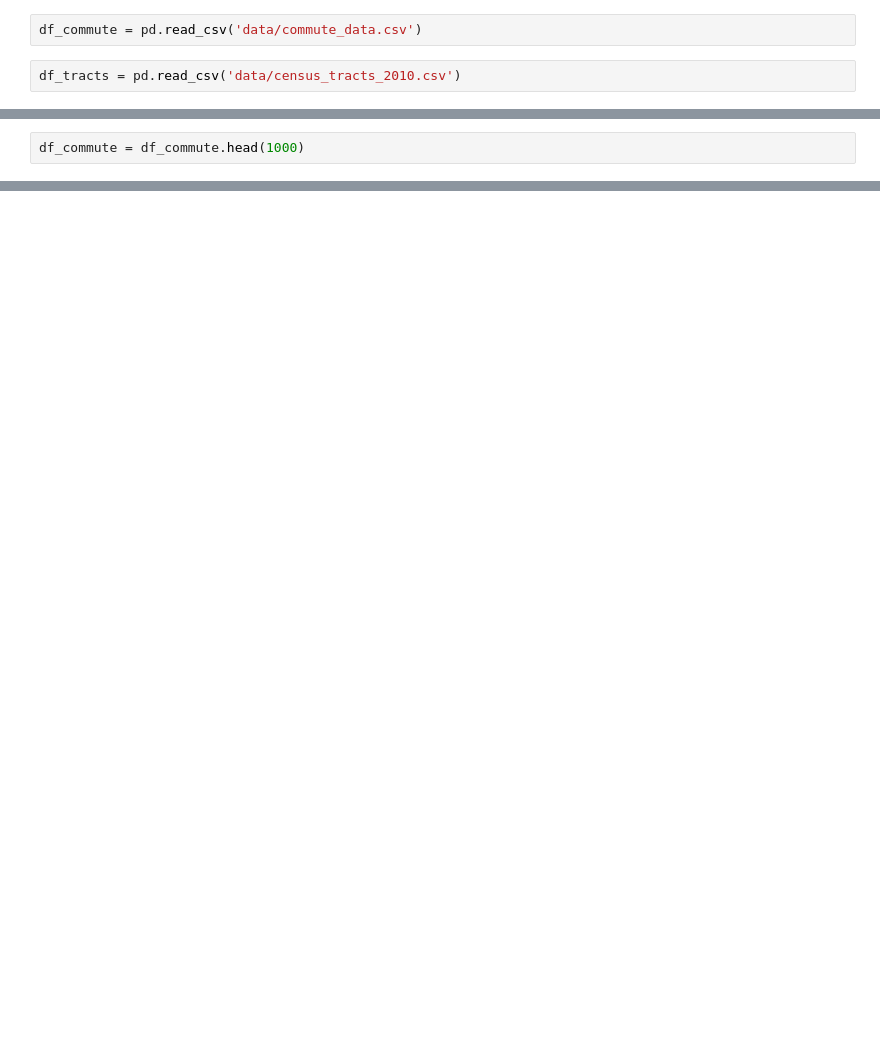
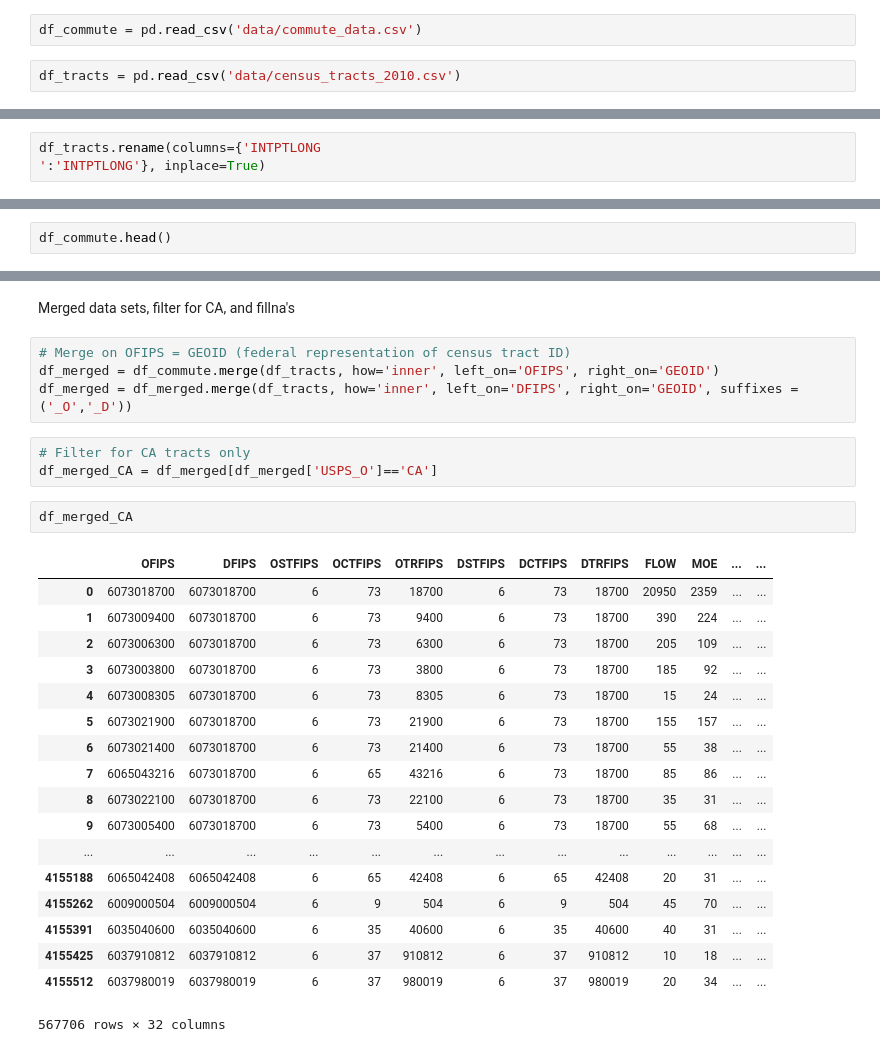
Before and after one commit to joannabate/commute, a Jupyter notebook: EDA.ipynb, the cells around one changed output, grey strips where cells are left out. Cells and saved outputs as stored; diff of their text form; blank space fills up the shorter version.

```diff
--- a/EDA.ipynb
+++ b/EDA.ipynb
@@ -31,0 +18,2 @@ df_commute.merge(df_tracts)
+# %%
+df_tracts.rename(columns={'INTPTLONG                                                                                                                  ':'INTPTLONG'}, inplace=True)
@@ -32,2 +22,2 @@ df_commute.merge(df_tracts)
 # %%
-df_commute = df_commute.head(1000)
+df_commute.head()
@@ -33,0 +49,30 @@ df_commute = df_commute.head(1000)
+# %% [markdown]
+Merged data sets, filter for CA, and fillna's
+# %%
+# Merge on OFIPS = GEOID (federal representation of census tract ID)
+df_merged = df_commute.merge(df_tracts, how='inner', left_on='OFIPS', right_on='GEOID')
+df_merged = df_merged.merge(df_tracts, how='inner', left_on='DFIPS', right_on='GEOID', suffixes = ('_O','_D'))
+# %%
+# Filter for CA tracts only
+df_merged_CA = df_merged[df_merged['USPS_O']=='CA']
+# %%
+df_merged_CA
+# %% [output]
+|  | OFIPS | DFIPS | OSTFIPS | OCTFIPS | OTRFIPS | DSTFIPS | DCTFIPS | DTRFIPS | FLOW | MOE | ... | ... |
+| 0 | 6073018700 | 6073018700 | 6 | 73 | 18700 | 6 | 73 | 18700 | 20950 | 2359 | ... | ... |
+| 1 | 6073009400 | 6073018700 | 6 | 73 | 9400 | 6 | 73 | 18700 | 390 | 224 | ... | ... |
+| 2 | 6073006300 | 6073018700 | 6 | 73 | 6300 | 6 | 73 | 18700 | 205 | 109 | ... | ... |
+| 3 | 6073003800 | 6073018700 | 6 | 73 | 3800 | 6 | 73 | 18700 | 185 | 92 | ... | ... |
+| 4 | 6073008305 | 6073018700 | 6 | 73 | 8305 | 6 | 73 | 18700 | 15 | 24 | ... | ... |
+| 5 | 6073021900 | 6073018700 | 6 | 73 | 21900 | 6 | 73 | 18700 | 155 | 157 | ... | ... |
+| 6 | 6073021400 | 6073018700 | 6 | 73 | 21400 | 6 | 73 | 18700 | 55 | 38 | ... | ... |
+| 7 | 6065043216 | 6073018700 | 6 | 65 | 43216 | 6 | 73 | 18700 | 85 | 86 | ... | ... |
+| 8 | 6073022100 | 6073018700 | 6 | 73 | 22100 | 6 | 73 | 18700 | 35 | 31 | ... | ... |
+| 9 | 6073005400 | 6073018700 | 6 | 73 | 5400 | 6 | 73 | 18700 | 55 | 68 | ... | ... |
+| ... | ... | ... | ... | ... | ... | ... | ... | ... | ... | ... | ... | ... |
+| 4155188 | 6065042408 | 6065042408 | 6 | 65 | 42408 | 6 | 65 | 42408 | 20 | 31 | ... | ... |
+| 4155262 | 6009000504 | 6009000504 | 6 | 9 | 504 | 6 | 9 | 504 | 45 | 70 | ... | ... |
+| 4155391 | 6035040600 | 6035040600 | 6 | 35 | 40600 | 6 | 35 | 40600 | 40 | 31 | ... | ... |
+| 4155425 | 6037910812 | 6037910812 | 6 | 37 | 910812 | 6 | 37 | 910812 | 10 | 18 | ... | ... |
+| 4155512 | 6037980019 | 6037980019 | 6 | 37 | 980019 | 6 | 37 | 980019 | 20 | 34 | ... | ... |
+567706 rows × 32 columns
```
Also changed, not shown: parts of 33 cells of this notebook.
